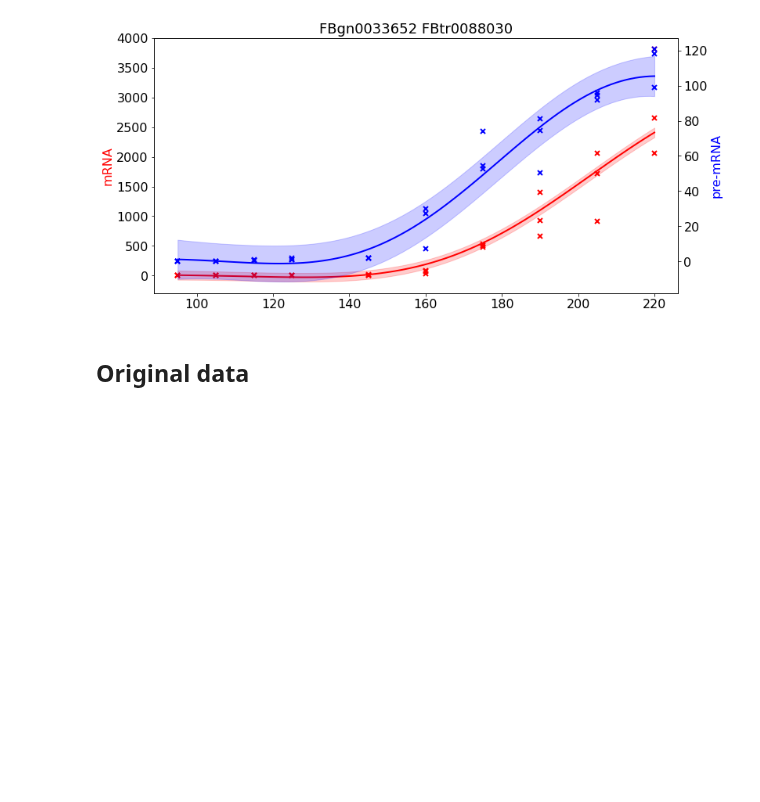
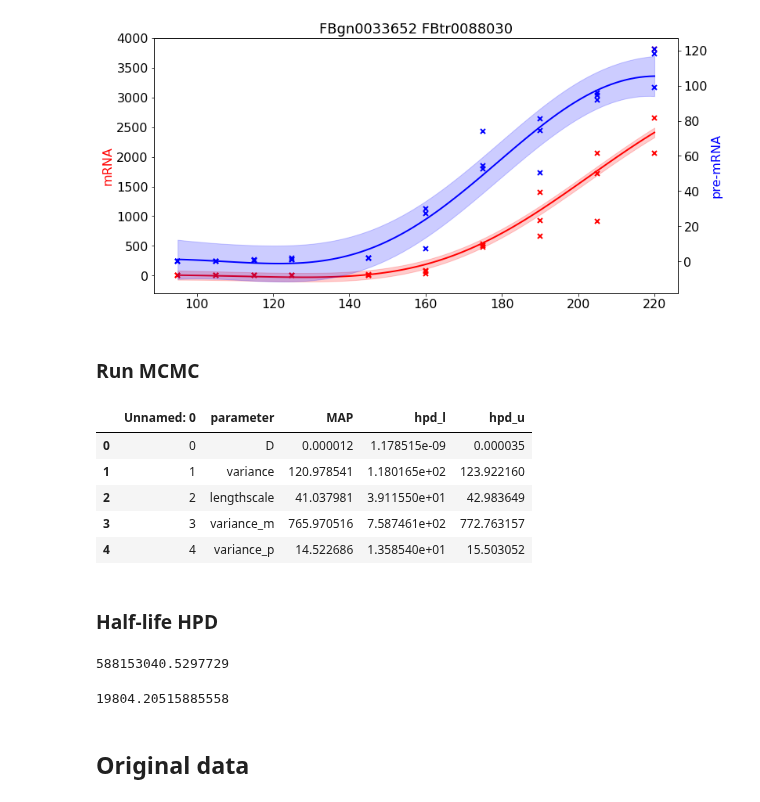
Before and after one commit to ManchesterBioinference/GP_Transcription_Dynamics, a Jupyter notebook: Notebooks/demo_ths.ipynb, the cells around one changed output. Drawn from its saved outputs; the diff is of its cells as text; code cells hidden in the pictures; blank space fills up the shorter version.

```diff
--- a/Notebooks/demo_ths.ipynb
+++ b/Notebooks/demo_ths.ipynb
@@ -110,3 +214,5 @@ plot_trcd_predict(1, trcd, tr_id, gene_id, observations, variance_m, variance_p)
 # %% [output]
 predicted y failed, predicted f
 [figure]
+# %% [markdown]
+### Run MCMC
@@ -113,3 +250,25 @@ predicted y failed, predicted f
+# %%
+pathname = f"different gene results mala-{1.0}"
+df = pd.read_csv(f'{pathname}/hpd'+str(gene_id)+'_'+str(tr_id)+'1.0'+'.csv')
+# %%
+df
+# %% [output]
+|  | Unnamed: 0 | parameter | MAP | hpd_l | hpd_u |
+| 0 | 0 | D | 0.000012 | 1.178515e-09 | 0.000035 |
+| 1 | 1 | variance | 120.978541 | 1.180165e+02 | 123.922160 |
+| 2 | 2 | lengthscale | 41.037981 | 3.911550e+01 | 42.983649 |
+| 3 | 3 | variance_m | 765.970516 | 7.587461e+02 | 772.763157 |
+| 4 | 4 | variance_p | 14.522686 | 1.358540e+01 | 15.503052 |
+# %% [markdown]
+### Half-life HPD
+# %%
+np.log(2)/np.asarray(1.178515e-09)
+# %% [output]
+588153040.5297729
+# %%
+np.log(2)/np.asarray(0.000035)
+# %% [output]
+19804.20515885558
 # %% [markdown]
 ## Original data
 # %%
```
Also changed, not shown: parts of 4 cells of this notebook.
